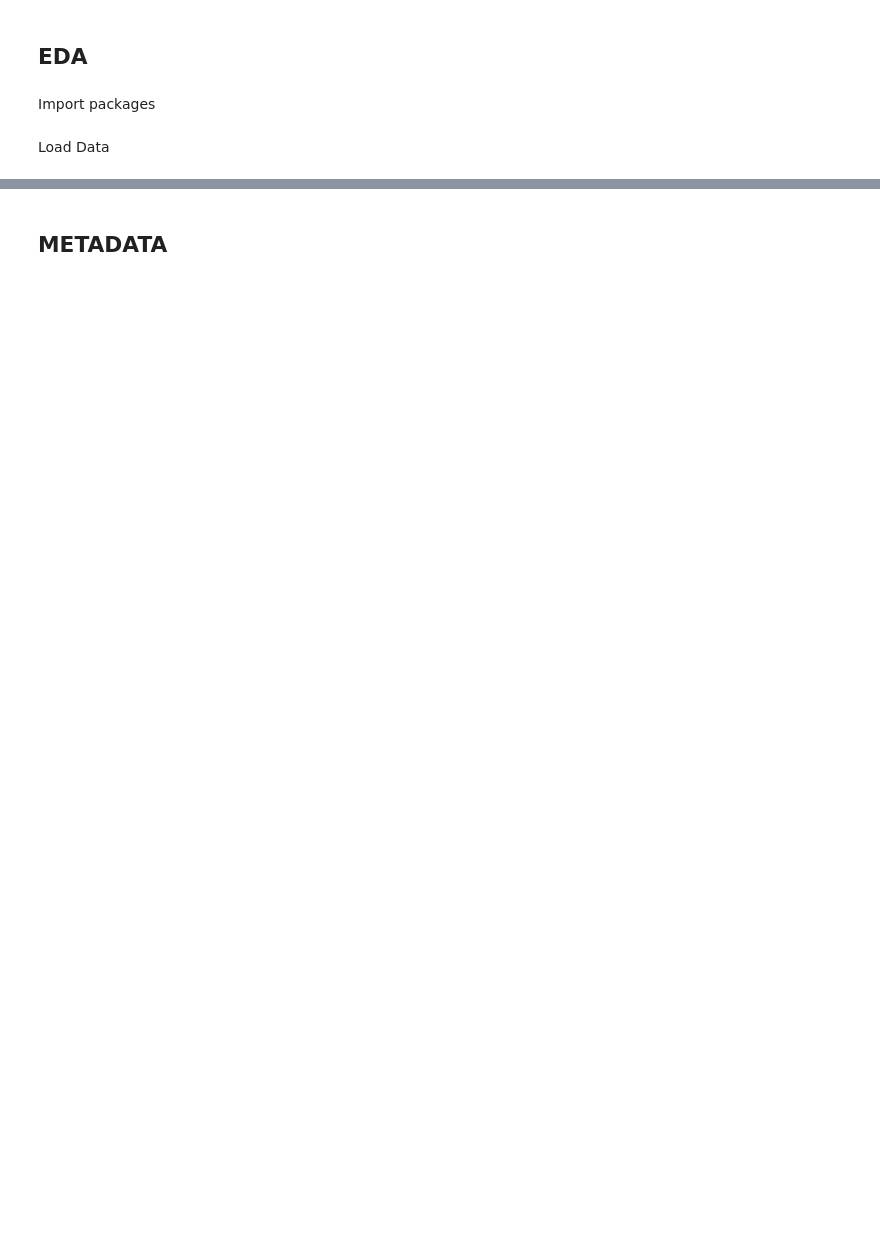
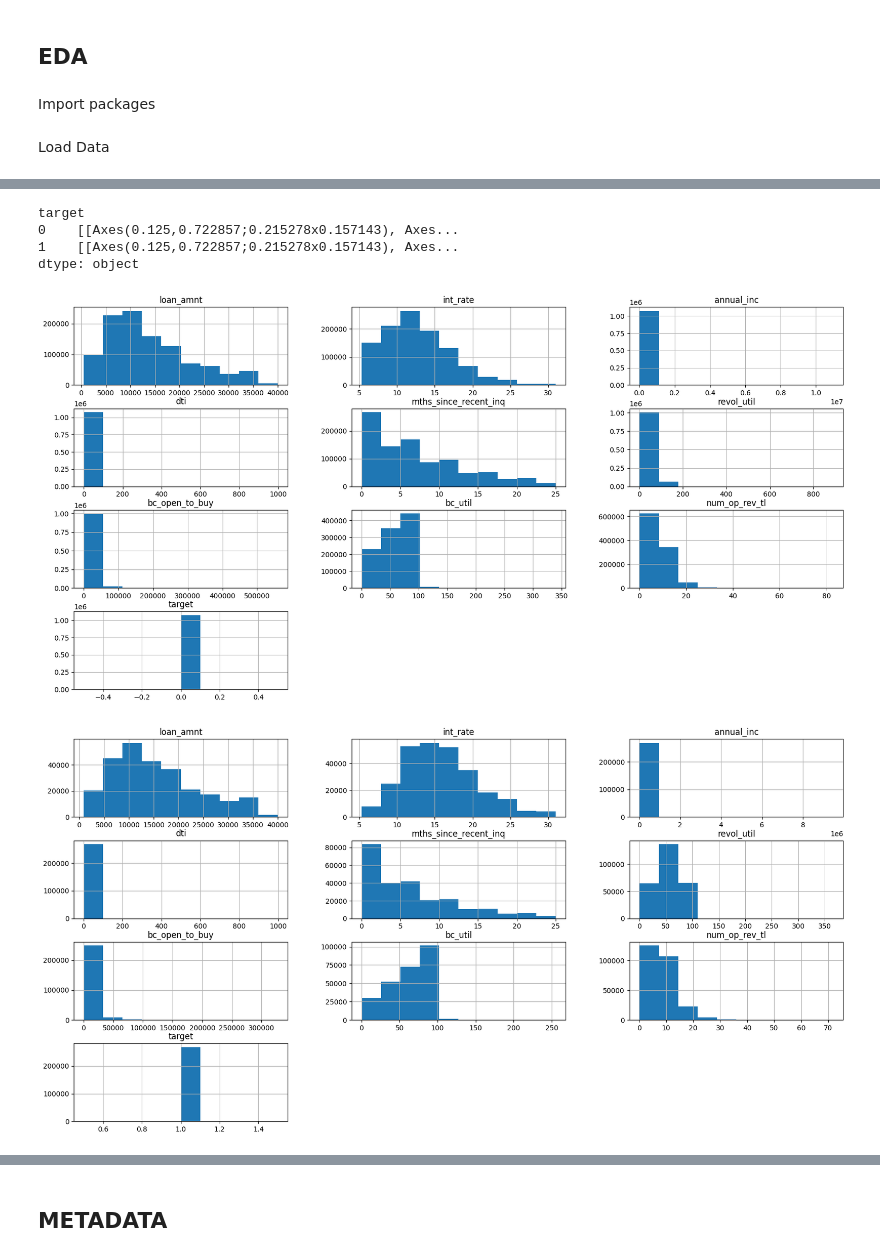
Before and after one commit to rodrafanas/loan-bank-model-project, a Jupyter notebook: 01_EDA_METADATA.ipynb, the cells around one changed output, grey strips where cells are left out. Drawn from its saved outputs; the diff is of its cells as text; code cells hidden in the pictures; blank space fills up the shorter version.

```diff
--- a/01_EDA_METADATA.ipynb
+++ b/01_EDA_METADATA.ipynb
@@ -13,0 +175,9 @@ df = pd.read_csv('input/accepted_2007_to_2018Q4.csv.gz', compression='gzip', low
+# %%
+df.select_dtypes(include=['float64','int64']).groupby('target').hist(bins = 10, figsize = (20,10))
+# %% [output]
+target
+0    [[Axes(0.125,0.722857;0.215278x0.157143), Axes...
+1    [[Axes(0.125,0.722857;0.215278x0.157143), Axes...
+dtype: object
+[figure, added]
+[figure, added]
```
Also changed, not shown: parts of 47 cells of this notebook.
